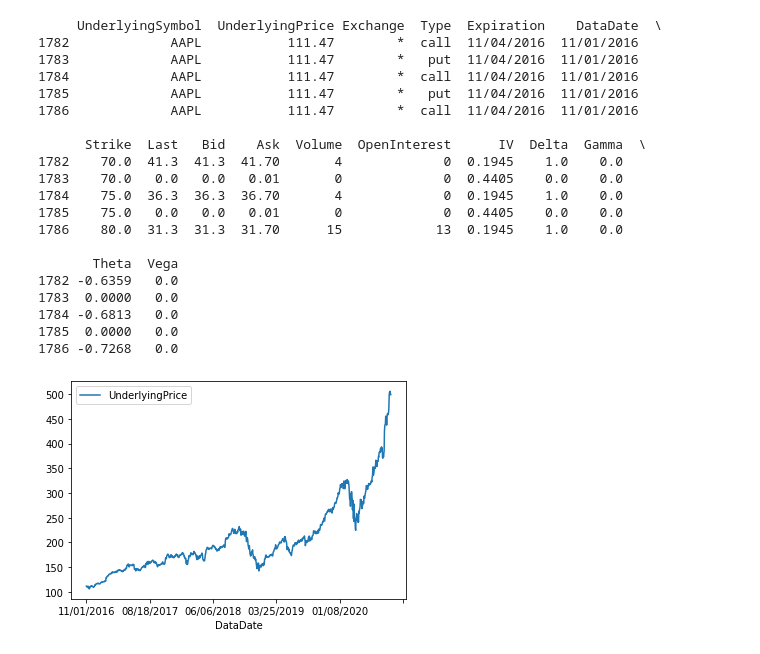
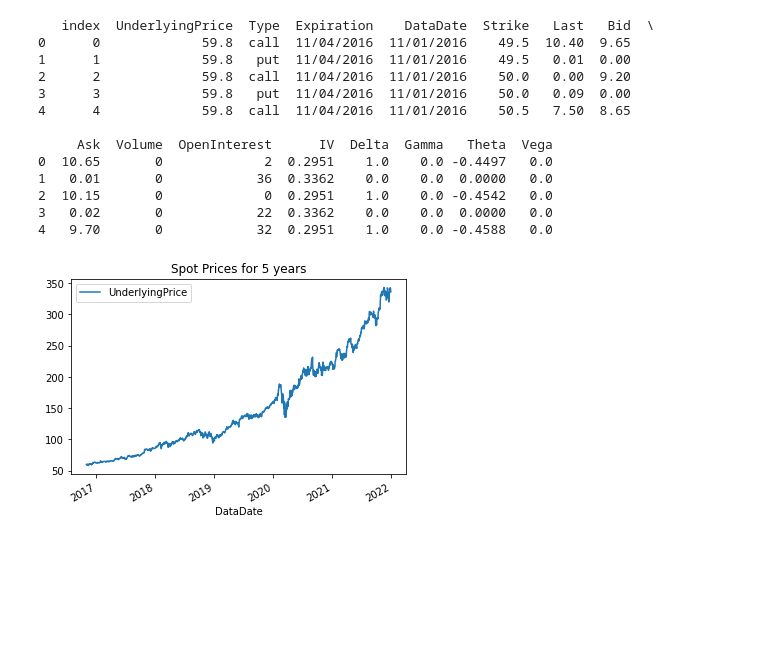
Before and after one commit to su23/WquProfitingFromTimeDecayAnalysis, a Jupyter notebook: analysis2.ipynb, the cells around one changed output. Saved outputs shown, nothing was run; the diff lists cells and outputs as text; code cells hidden in the pictures; blank space fills up the shorter version.

```diff
--- a/analysis2.ipynb
+++ b/analysis2.ipynb
@@ -11,32 +10,33 @@ df = pd.read_csv('AAPL.csv', sep=",")
+# %%
+df = pd.read_csv('MSFT.csv', sep=",", index_col=False).filter(['UnderlyingPrice', 'Type', 'Expiration',
+                   'DataDate', 'Strike', 'Last', 'Bid', 'Ask', 'Volume', 'OpenInterest', 'IV', 'Delta', 'Gamma',
+                   'Theta', 'Vega'])
 # %%
 print(df.head())
 # %% [output]
-     UnderlyingSymbol  UnderlyingPrice Exchange  Type  Expiration    DataDate  \
-1782             AAPL           111.47        *  call  11/04/2016  11/01/2016
-1783             AAPL           111.47        *   put  11/04/2016  11/01/2016
-1784             AAPL           111.47        *  call  11/04/2016  11/01/2016
-1785             AAPL           111.47        *   put  11/04/2016  11/01/2016
-1786             AAPL           111.47        *  call  11/04/2016  11/01/2016
+   index  UnderlyingPrice  Type  Expiration    DataDate  Strike   Last   Bid  \
+0      0             59.8  call  11/04/2016  11/01/2016    49.5  10.40  9.65
+1      1             59.8   put  11/04/2016  11/01/2016    49.5   0.01  0.00
+2      2             59.8  call  11/04/2016  11/01/2016    50.0   0.00  9.20
+3      3             59.8   put  11/04/2016  11/01/2016    50.0   0.09  0.00
+4      4             59.8  call  11/04/2016  11/01/2016    50.5   7.50  8.65
 
-      Strike  Last   Bid    Ask  Volume  OpenInterest      IV  Delta  Gamma  \
-1782    70.0  41.3  41.3  41.70       4             0  0.1945    1.0    0.0
-1783    70.0   0.0   0.0   0.01       0             0  0.4405    0.0    0.0
-1784    75.0  36.3  36.3  36.70       4             0  0.1945    1.0    0.0
-1785    75.0   0.0   0.0   0.01       0             0  0.4405    0.0    0.0
-1786    80.0  31.3  31.3  31.70      15            13  0.1945    1.0    0.0
-
-       Theta  Vega
-1782 -0.6359   0.0
-1783  0.0000   0.0
-1784 -0.6813   0.0
-1785  0.0000   0.0
-1786 -0.7268   0.0
+     Ask  Volume  OpenInterest      IV  Delta  Gamma   Theta  Vega
+0  10.65       0             2  0.2951    1.0    0.0 -0.4497   0.0
+1   0.01       0            36  0.3362    0.0    0.0  0.0000   0.0
+2  10.15       0             0  0.2951    1.0    0.0 -0.4542   0.0
+3   0.02       0            22  0.3362    0.0    0.0  0.0000   0.0
+4   9.70       0            32  0.2951    1.0    0.0 -0.4588   0.0
+# %%
+df['Expiration'] = pd.to_datetime(df['Expiration'])
+df['DataDate'] = pd.to_datetime(df['DataDate'])
 # %%
 df2 = df.drop_duplicates(subset='DataDate', keep='first').filter(['DataDate', 'UnderlyingPrice'])
 # %%
 df2 = df2.set_index('DataDate')
 # %%
 df2.plot()
+plt.title('Spot Prices for 5 years')
 plt.show()
 # %% [output]
-[figure, old version]
+[figure, new version]
```
Also changed, not shown: parts of 14 cells of this notebook, 3 other files.
